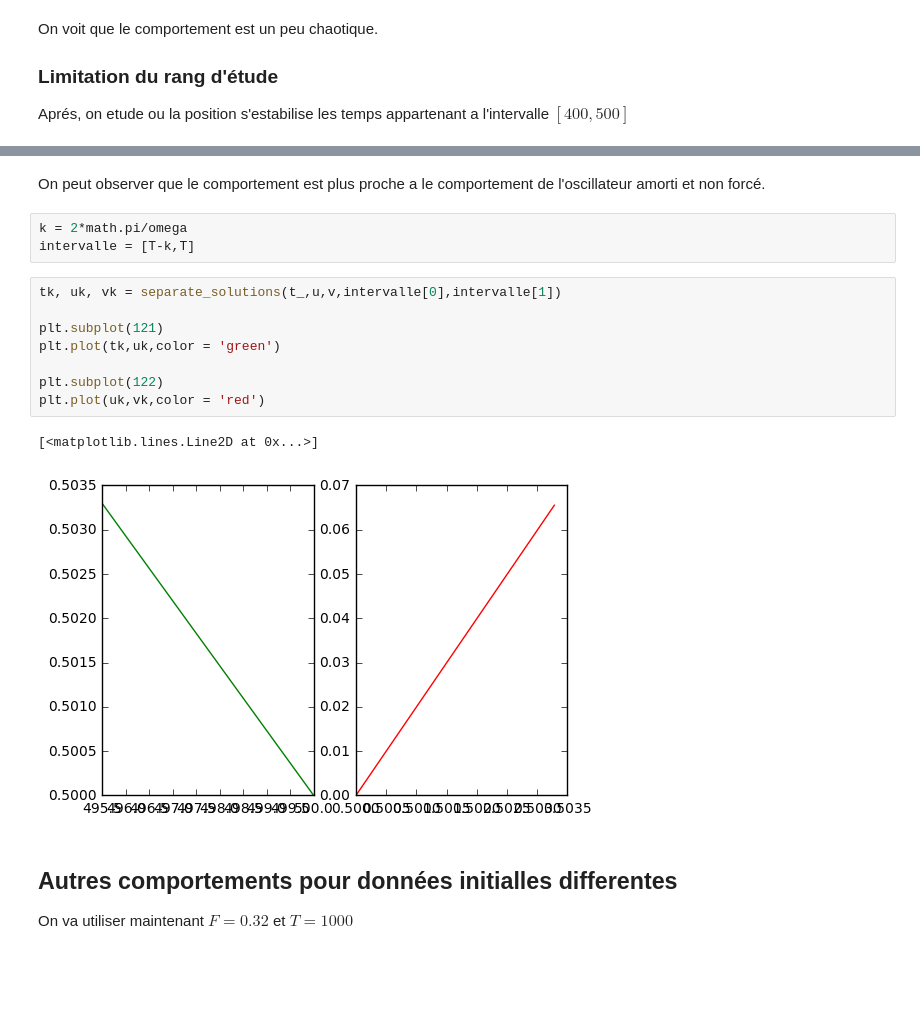
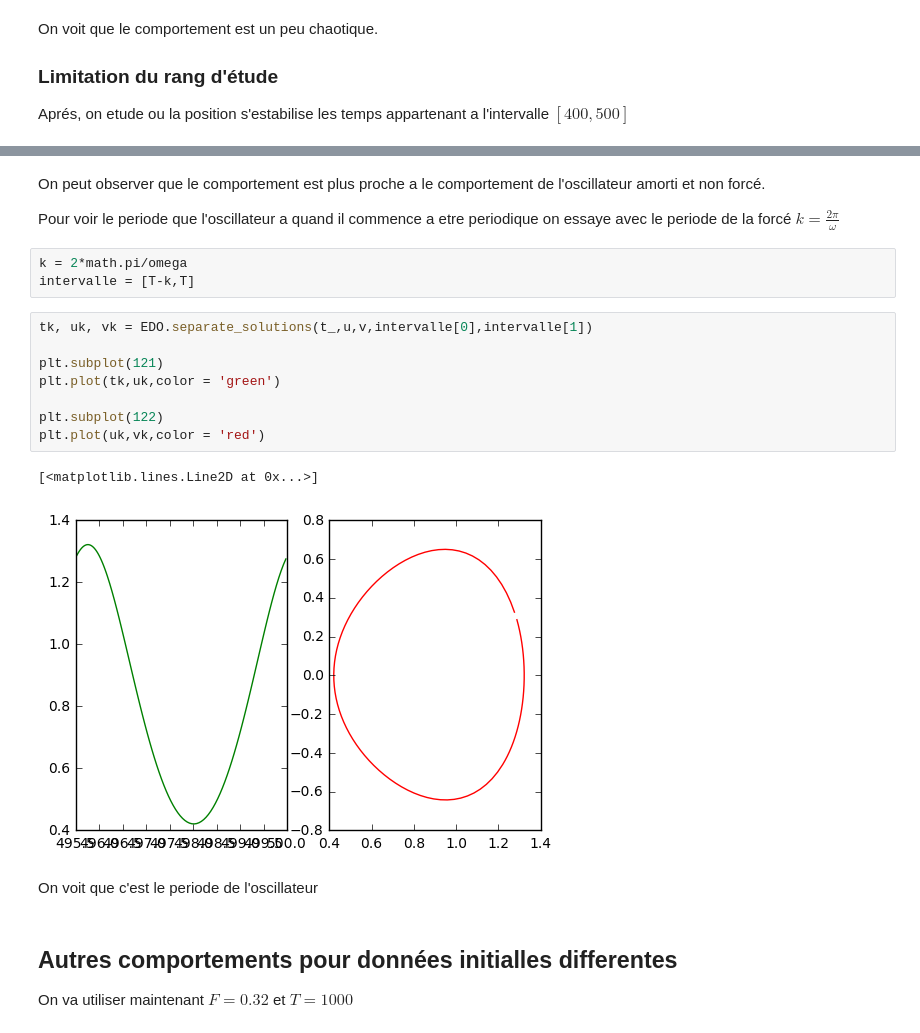
Before and after one commit to DiegoAsterio/equa-diff-3M236, a Jupyter notebook: 3M236_projet.ipynb, the cells around one changed output, grey strips where cells are left out. Cells and saved outputs as stored; diff of their text form; blank space fills up the shorter version.

```diff
--- a/3M236_projet.ipynb
+++ b/3M236_projet.ipynb
@@ -194,20 +345,24 @@ plt.plot(ug400,vg400,color = 'red')
 [figure]
 # %% [markdown]
 On peut observer que le comportement est plus proche a le comportement de l'oscillateur amorti et non forcé.
+
+Pour voir le periode que l'oscillateur a quand il commence a etre periodique on essaye avec le periode de la forcé $k = \frac{2\pi}{\omega} $
 # %%
 k = 2*math.pi/omega
 intervalle = [T-k,T]
 # %%
-tk, uk, vk = separate_solutions(t_,u,v,intervalle[0],intervalle[1])
+tk, uk, vk = EDO.separate_solutions(t_,u,v,intervalle[0],intervalle[1])
 
 plt.subplot(121)
 plt.plot(tk,uk,color = 'green')
 
 plt.subplot(122)
 plt.plot(uk,vk,color = 'red')
 # %% [output]
 [<matplotlib.lines.Line2D at 0x...>]
-[figure, old version]
+[figure, new version]
+# %% [markdown]
+On voit que c'est le periode de l'oscillateur
 # %% [markdown]
 ## Autres comportements pour données initialles differentes
 
```
Also changed, not shown: parts of 23 cells of this notebook, 1 other file.
